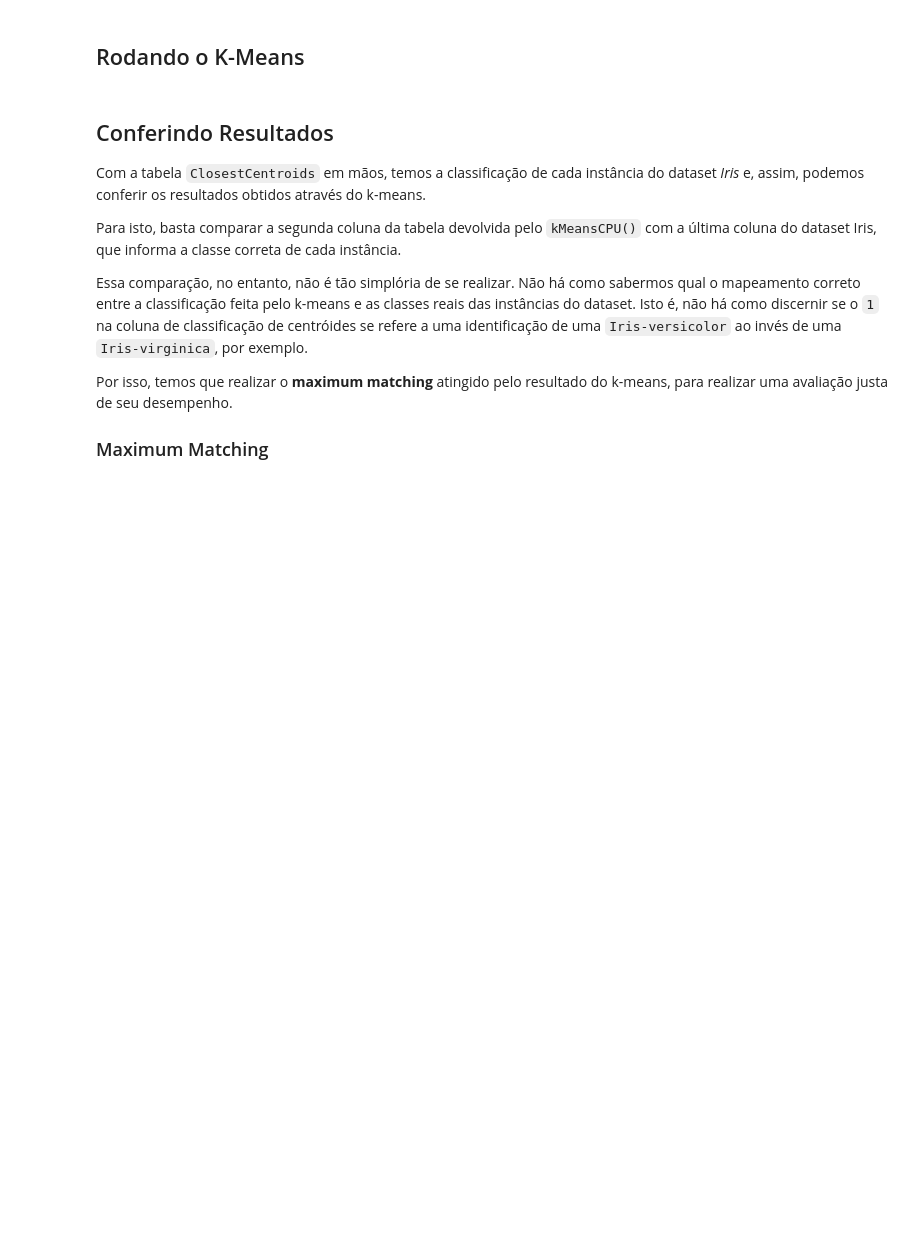
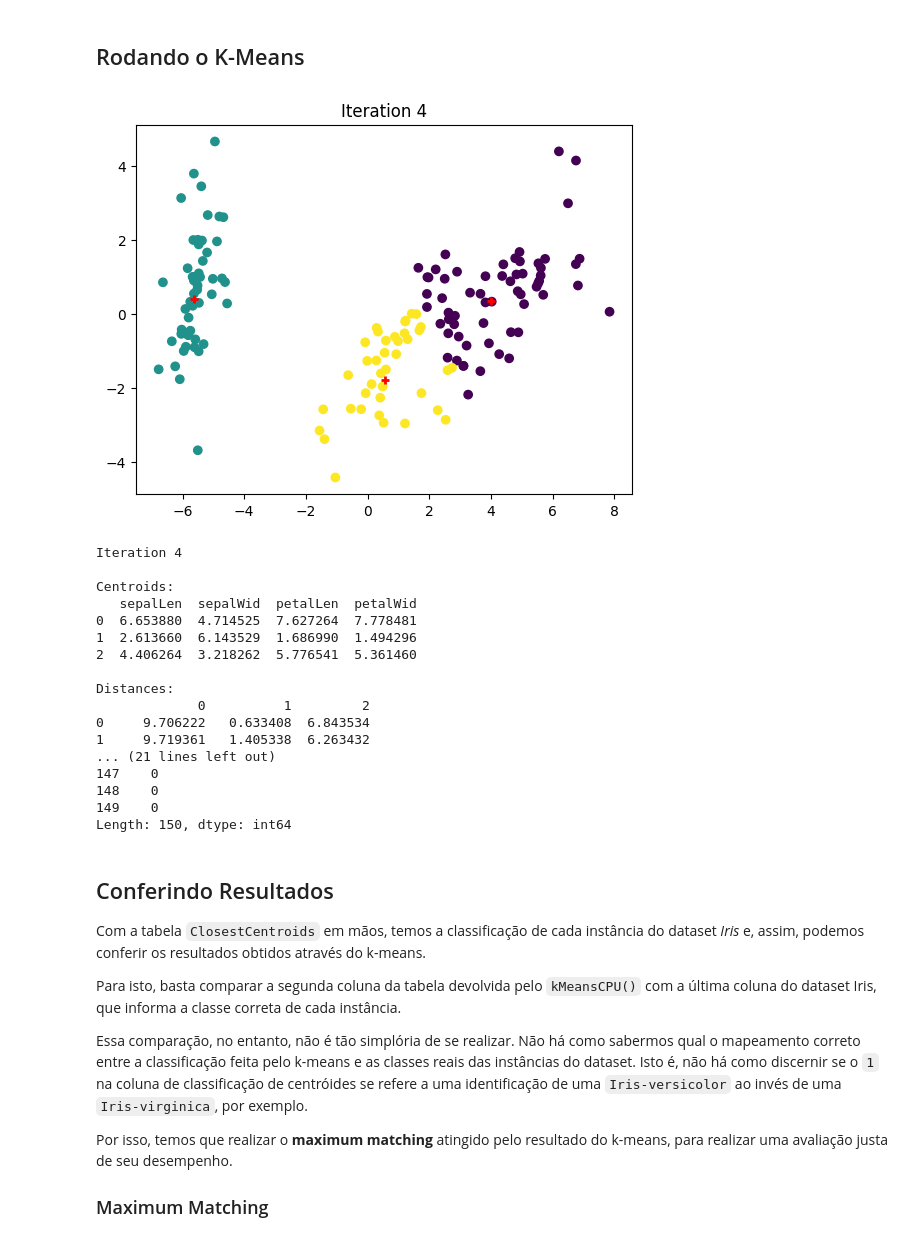
Before and after one commit to vinivosh/ufu-tcc2, a Jupyter notebook: code/examples-and-tests/kMeansCPU.ipynb, the cells around one changed output. Drawn from its saved outputs; the diff is of its cells as text; code cells hidden in the pictures; blank space fills up the shorter version.

```diff
--- a/code/examples-and-tests/kMeansCPU.ipynb
+++ b/code/examples-and-tests/kMeansCPU.ipynb
@@ -37,43 +48,3 @@ dataset = pd.DataFrame(dataset, columns=[f'd{i}' for i in range(D)])
 # %% [markdown]
 ## K-Means (CPU)
-# %%
-def kMeansCPU(dataset:pd.DataFrame, k=3, maxIter=100, plotResults=False, debug=False):
-    if plotResults:
-        # Inicializando variáveis para exibição gráfica
-        pca = PCA(n_components=2) # dois eixos no gráfico
-        dataset_2D = pca.fit_transform(dataset)
-
-    # Gerando centróides iniciais randomicamente
-    centroids = pd.concat([(dataset.apply(lambda x: float(x.sample().iloc[0]))) for _ in range(k)], axis=1) # * Paralelizar isto provavelmente é irrelevante, visto que sempre teremos poucos centróides
-    centroids_OLD = pd.DataFrame()
-
-    iteration = 1
-
-    while iteration <= maxIter and not centroids_OLD.equals(centroids):
-        if plotResults or debug: clear_output(wait=True)
-        if debug: debugStr = f'Iteration {iteration}\n\nCentroids:\n{centroids.T}\n\n'
-
-        # Para cada datapoint, calcular distâncias entre ele e cada centróide; depois, encontrar o centróide mais próximo e salvar seu index
-        distances = centroids.apply(lambda x: np.sqrt(((dataset - x) ** 2).sum(axis=1))) # ! Parte altamente paralelizável!
-        if debug: debugStr += f'Distances:\n{distances}\n\n'
-        closestCent = distances.idxmin(axis=1)
-        del distances
-        if debug: debugStr += f'Closest centroid index:\n{closestCent}\n\n'
-
-        centroids_OLD = centroids
-        centroids = dataset.groupby(closestCent).apply(lambda x: np.exp(np.log(x).mean())).T # ! Parte altamente paralelizável!
-
-        if plotResults:
-            # Plotando clusters
-            centroids_2D = pca.transform(centroids.T)
-            plt.title(f'Iteration {iteration}')
-            plt.scatter(x=dataset_2D[:,0], y=dataset_2D[:,1], c=closestCent)
-            plt.scatter(x=centroids_2D[:,0], y=centroids_2D[:,1], marker='+', linewidths=2, color='red')
-            plt.show()
-
-        if debug: print(debugStr)
-
-        iteration += 1
-
-    return closestCent
 # %%
@@ -175,8 +172,26 @@ K = len(classes)
 # %% [markdown]
 ## Rodando o K-Means
 # %%
-# # # ! Descomente para rodar de fato
-# results = kMeansCPU(datasetTreated, K, MAX_ITERATIONS, PLOT_RESULTS, DEBUG)
+results = kMeansCPU(datasetTreated, K, MAX_ITERATIONS, PLOT_RESULTS, DEBUG)
+# %% [output]
+[figure, added]
+Iteration 4
+
+Centroids:
+   sepalLen  sepalWid  petalLen  petalWid
+0  6.653880  4.714525  7.627264  7.778481
+1  2.613660  6.143529  1.686990  1.494296
+2  4.406264  3.218262  5.776541  5.361460
+
+Distances:
+             0          1         2
+0     9.706222   0.633408  6.843534
+1     9.719361   1.405338  6.263432
+... (21 lines left out)
+147    0
+148    0
+149    0
+Length: 150, dtype: int64
 # %% [markdown]
 ## Conferindo Resultados
 
```
Also changed, not shown: parts of 7 cells of this notebook, 1 other file.
